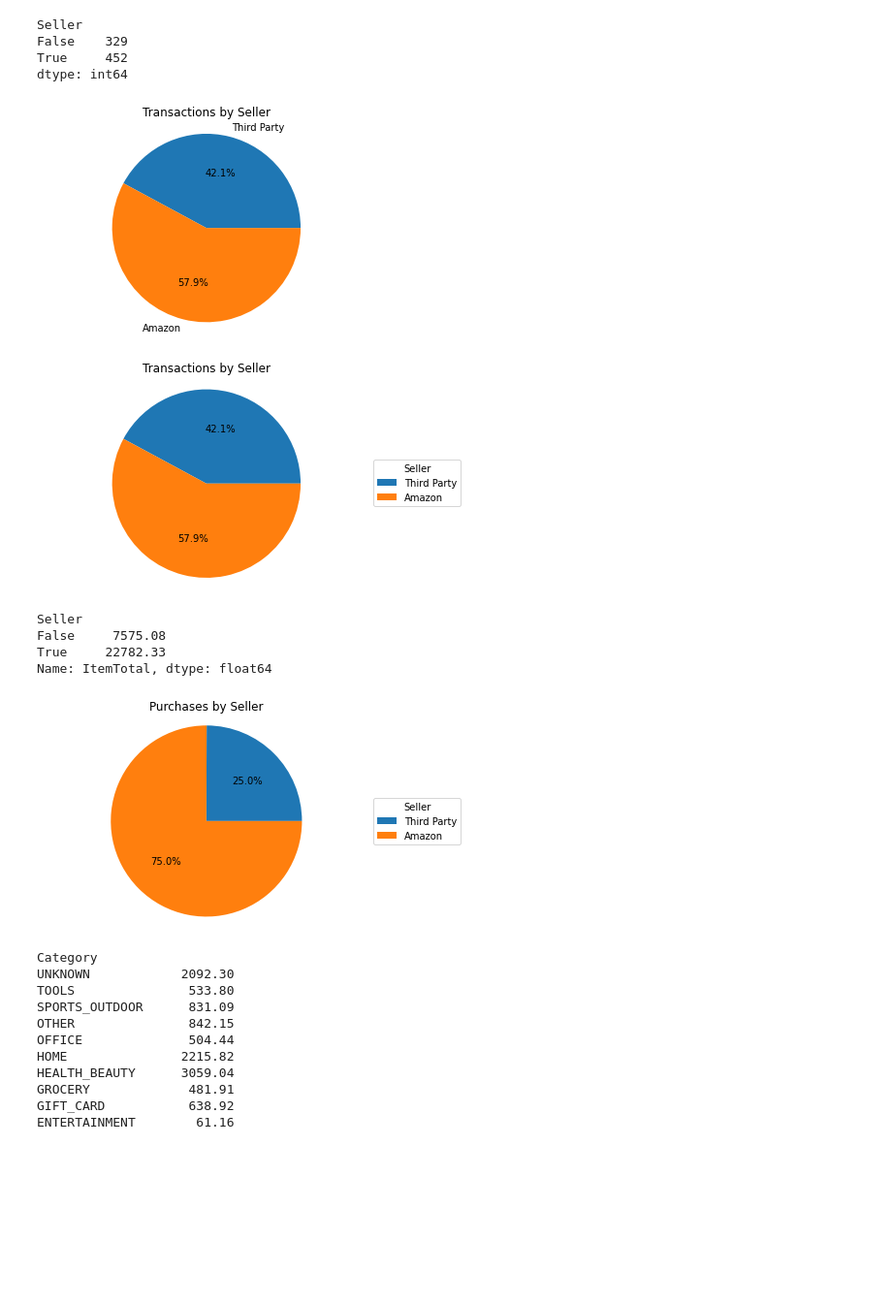
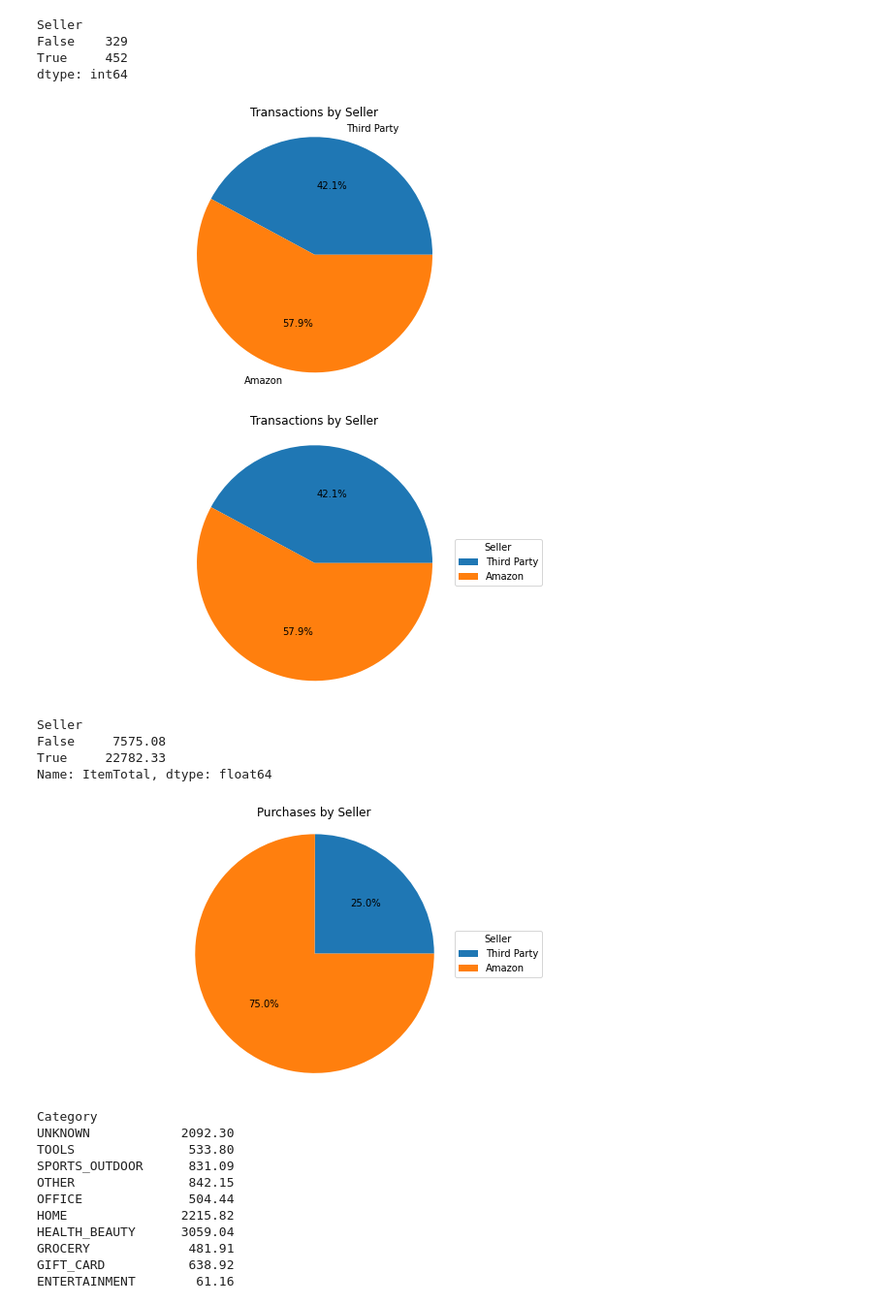
Before and after one commit to AmitSamra/AmazonOrderHistoryAirflowAWS, a Jupyter notebook: AmazonOrderHistoryAirflowAWS_output.ipynb, the cells around one changed output. Shown at 97% size. Saved outputs shown, nothing was run; the diff lists cells and outputs as text; code cells hidden in the pictures; blank space fills up the shorter version.

```diff
--- a/AmazonOrderHistoryAirflowAWS_output.ipynb
+++ b/AmazonOrderHistoryAirflowAWS_output.ipynb
@@ -273,29 +294,29 @@ False    329
 True     452
 dtype: int64
 # %%
-fig,ax = plt.subplots()
+fig,ax = plt.subplots(figsize=(10,5))
 ax.pie(df_TransSeller.values, labels = ['Third Party', 'Amazon'], autopct = '%1.1f%%')
 ax.set_title('Transactions by Seller')
 ax.axis('equal')
 plt.show()
 # %% [output]
-[figure, old version]
+[figure, new version]
 # %%
-fig, ax = plt.subplots()
+fig, ax = plt.subplots(figsize=(10,5))
 ax.pie(df_TransSeller.values, autopct = '%1.1f%%')
 ax.legend(
-    df_TransSeller.index,
+    #df_TransSeller.index,
     title = 'Seller',
     labels = ['Third Party', 'Amazon'],
     loc = 'center left',
-    bbox_to_anchor = (1,0,0.5,1)
+    bbox_to_anchor = (.75,.5,0,0)
 )
 ax.set_title('Transactions by Seller')
 ax.axis('equal')
 plt.show()
 #ax.figure.savefig('./img/TransactionsBySeller.png', bbox_inches='tight', dpi=150)
 # %% [output]
-[figure, old version]
+[figure, new version]
 # %%
 # Purchases by Seller
 
@@ -309,21 +330,21 @@ False     7575.08
 True     22782.33
 Name: ItemTotal, dtype: float64
 # %%
-fig,ax = plt.subplots()
+fig,ax = plt.subplots(figsize=(10,5))
 ax.pie(df_PurchasesSeller.values, autopct = '%1.1f%%')
 ax.legend(
-    df_PurchasesSeller.index,
+    #df_PurchasesSeller.index,
     title = 'Seller',
     labels = ['Third Party', 'Amazon'],
     loc = 'center left',
-    bbox_to_anchor = (1,0,0.5,1)
+    bbox_to_anchor = (.75,.5,0,0)
 )
 ax.set_title('Purchases by Seller')
 ax.axis('equal')
 plt.show()
 #ax.figure.savefig('./img/PurchasesBySeller.png', bbox_inches='tight', dpi=150)
 # %% [output]
-[figure, old version]
+[figure, new version]
 # %%
 # Purchases by Category
 # Note: it is necessary to sort by reverse in the df so the plot can be arranged alphabetically
```
Also changed, not shown: parts of 24 cells of this notebook.
